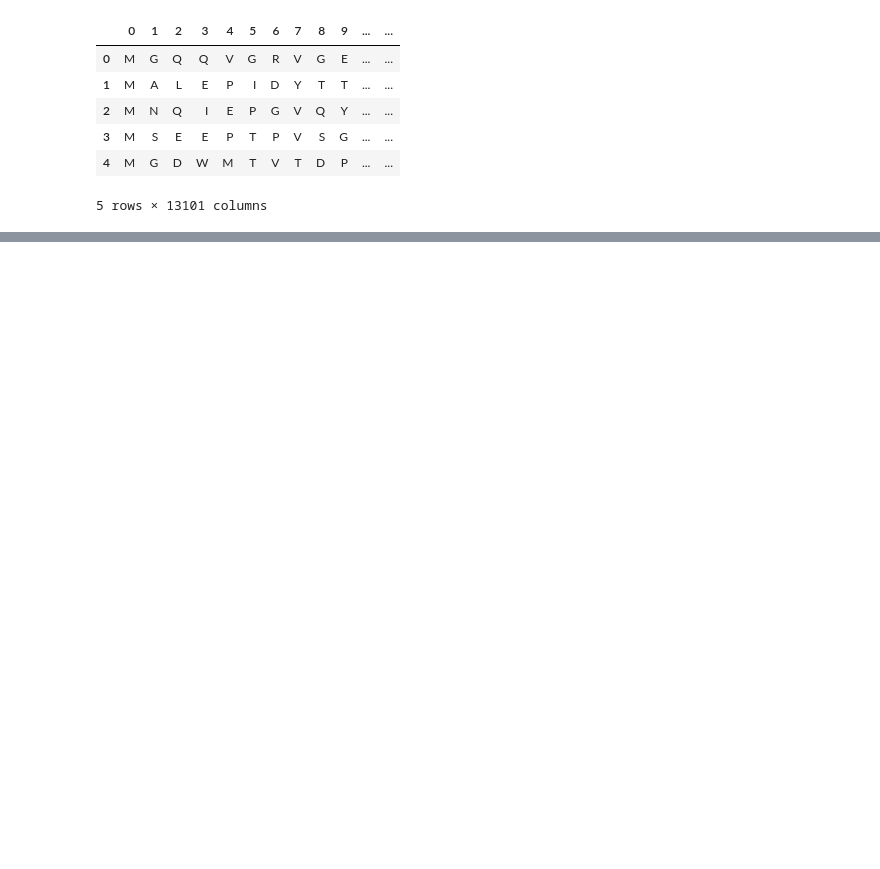
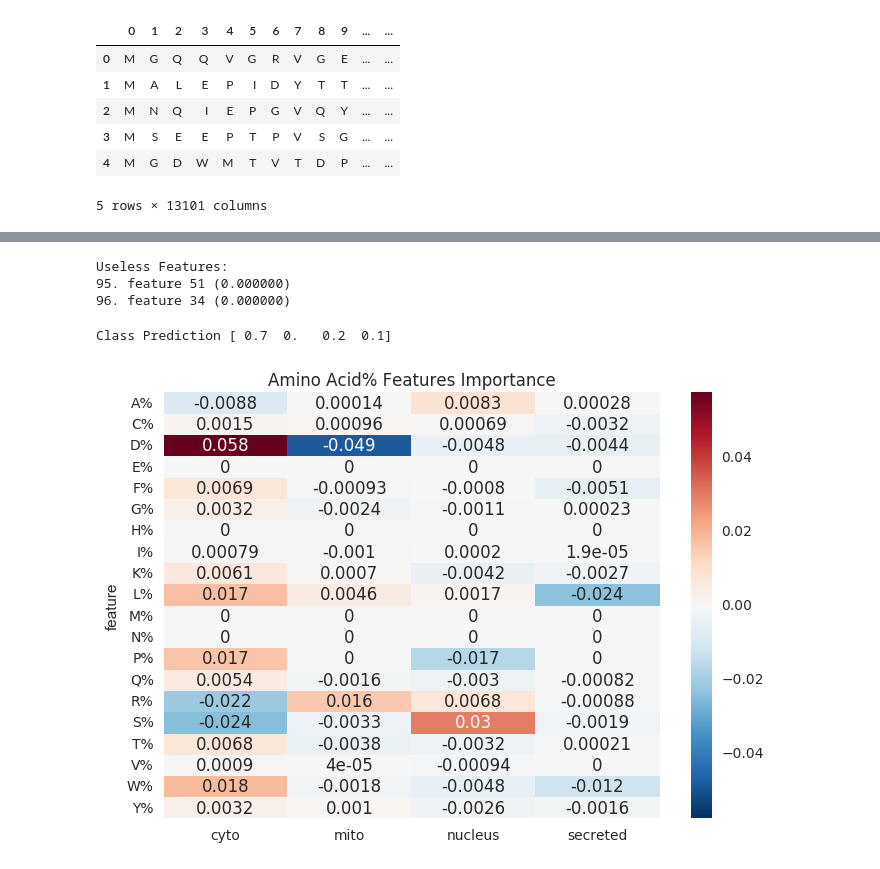
Before and after one commit to SaidAbdullahi/Bioinformatics_Coursework, a Jupyter notebook: Bioinformatics.ipynb, the cells around one changed output, grey strips where cells are left out. Saved outputs shown, nothing was run; the diff lists cells and outputs as text; code cells hidden in the pictures; blank space fills up the shorter version.

```diff
--- a/Bioinformatics.ipynb
+++ b/Bioinformatics.ipynb
@@ -154,3 +424,15 @@ features_df.head()
+# %%
+# Normalize the data
+from sklearn.preprocessing import StandardScaler
+features_df_scaled = features_df.copy()
+scaler = StandardScaler().fit(features_df_scaled)
+features_df_scaled = scaler.transform(features_df_scaled)
+features_df_scaled = features_df_scaled
+# %%
+# Split out the test set
+labels = labels[:train_idx]
+test_df = features_df_scaled[train_idx:]
+features_df_scaled = features_df_scaled[:train_idx]
 # %%
 # Encoding the 4 class labels
 le = preprocessing.LabelEncoder()
@@ -170,0 +499,58 @@ Accuracy = 0.628478496567
+# %%
+# Feature importance using forest
+import matplotlib.pyplot as plt
+
+X = features_df_scaled
+y = labels_enc
+
+X_train, X_test, y_train, y_test = train_test_split(X, y, random_state=0, test_size=0.3)
+
+importances = clf2.fit(X_train, y_train).feature_importances_
+std = np.std([tree.feature_importances_ for tree in clf2.estimators_],
+             axis=0)
+indices = np.argsort(importances)[::-1]
+
+# Print the the useless features
+print("Useless Features:")
+useless = list()
+for f in range(X.shape[1]):
+    if importances[indices[f]] == 0.0:
+        print("%d. feature %d (%f)" % (f + 1, indices[f], importances[indices[f]]))
+        useless.append(indices[f])
+# %% [output]
+Useless Features:
+95. feature 51 (0.000000)
+96. feature 34 (0.000000)
+# %%
+# Feature importance to label prediction
+
+from treeinterpreter import treeinterpreter as ti
+feat_importance=[]
+feat_name=[]
+prediction, bias, contributions = ti.predict(clf2, X_test)
+for c, feature in zip(contributions[0],
+                             features_df.columns.tolist()):
+    feat_name.append(feature)
+    feat_importance.append(c)
+
+feat_imp_df = pd.DataFrame()
+feat_imp_df['feature'] = feat_name
+feat_imp_df = pd.concat([feat_imp_df,pd.DataFrame(feat_importance, columns=['cyto','mito','nucleus','secreted'])], axis=1)
+
+first_feats = feat_imp_df[:9]
+amino_pct_feats = feat_imp_df[9:29]
+first_feats = first_feats.append(feat_imp_df[29:33])
+# %%
+sns.set()
+# Draw a heatmap with the numeric values in each cell
+sns.heatmap(first_feats, annot=True)
+plt.title('Protein Analysis Features Importance')
+plt.show()
+# %% [output]
+Class Prediction [ 0.7  0.   0.2  0.1]
+# %%
+sns.heatmap(amino_pct_feats, annot=True)
+plt.title('Amino Acid% Features Importance')
+plt.show()
+# %% [output]
+[figure, added]
```
Also changed, not shown: parts of 33 cells of this notebook.
